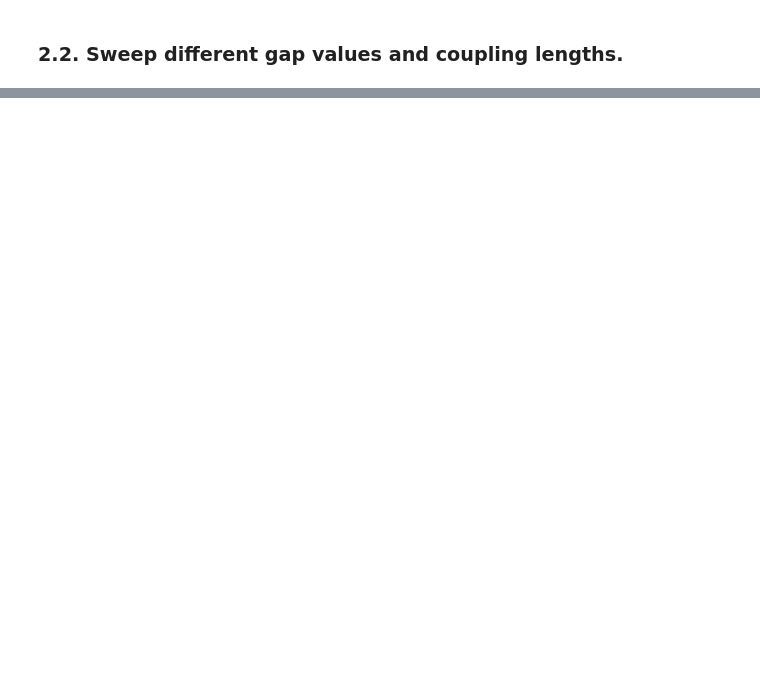
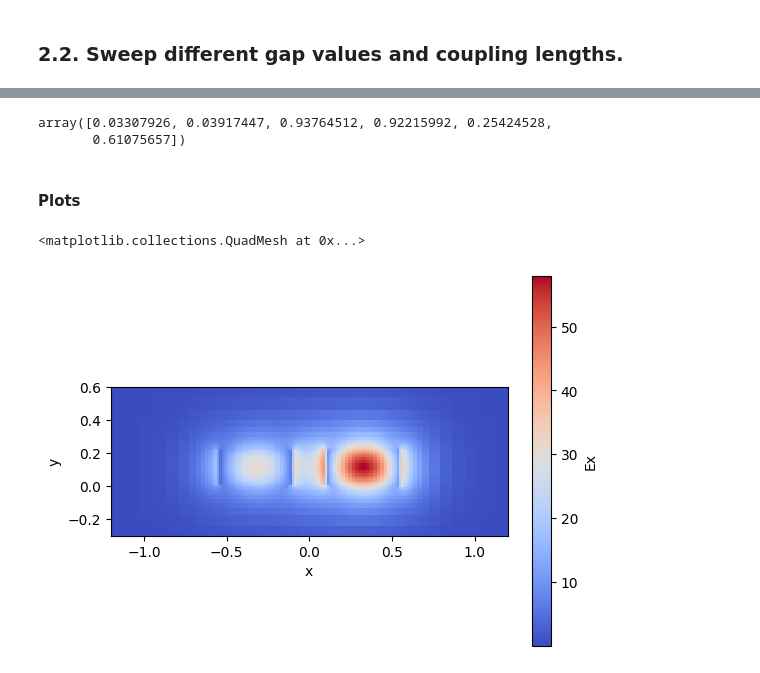
Before and after one commit to snacmuo/pic-upv-lab5-finalproject, a Jupyter notebook: FInal_Project_Sergi_Nàcher_Muñoz.ipynb, the cells around one changed output, grey strips where cells are left out. Cells and saved outputs as stored; diff of their text form; code cells hidden in the pictures; blank space fills up the shorter version.

```diff
--- a/FInal_Project_Sergi_Nàcher_Muñoz.ipynb
+++ b/FInal_Project_Sergi_Nàcher_Muñoz.ipynb
@@ -261,0 +265,18 @@ array([2.35766966+6.49352726e-05j, 2.3350432 +7.05441119e-05j,
+# %%
+dcoupler_cs.fraction_tm
+# %% [output]
+array([0.03307926, 0.03917447, 0.93764512, 0.92215992, 0.25424528,
+       0.61075657])
+# %% [markdown]
+#### Plots
+# %%
+dcoupler_cs.plot_field(mode_index=0 , # Mode to be plotted
+                          field_name='Ex', # Field to be plotted
+                          value='real', # Real - abs - imag
+                          cmap='coolwarm', # Suggestions: Change the plot color
+                          xlim=(-1.2, 1.2), # Set the x and y limits
+                          ylim=(-0.3, 0.6)
+)
+# %% [output]
+<matplotlib.collections.QuadMesh at 0x...>
+[figure, added]
```
Also changed, not shown: parts of 11 cells of this notebook.
